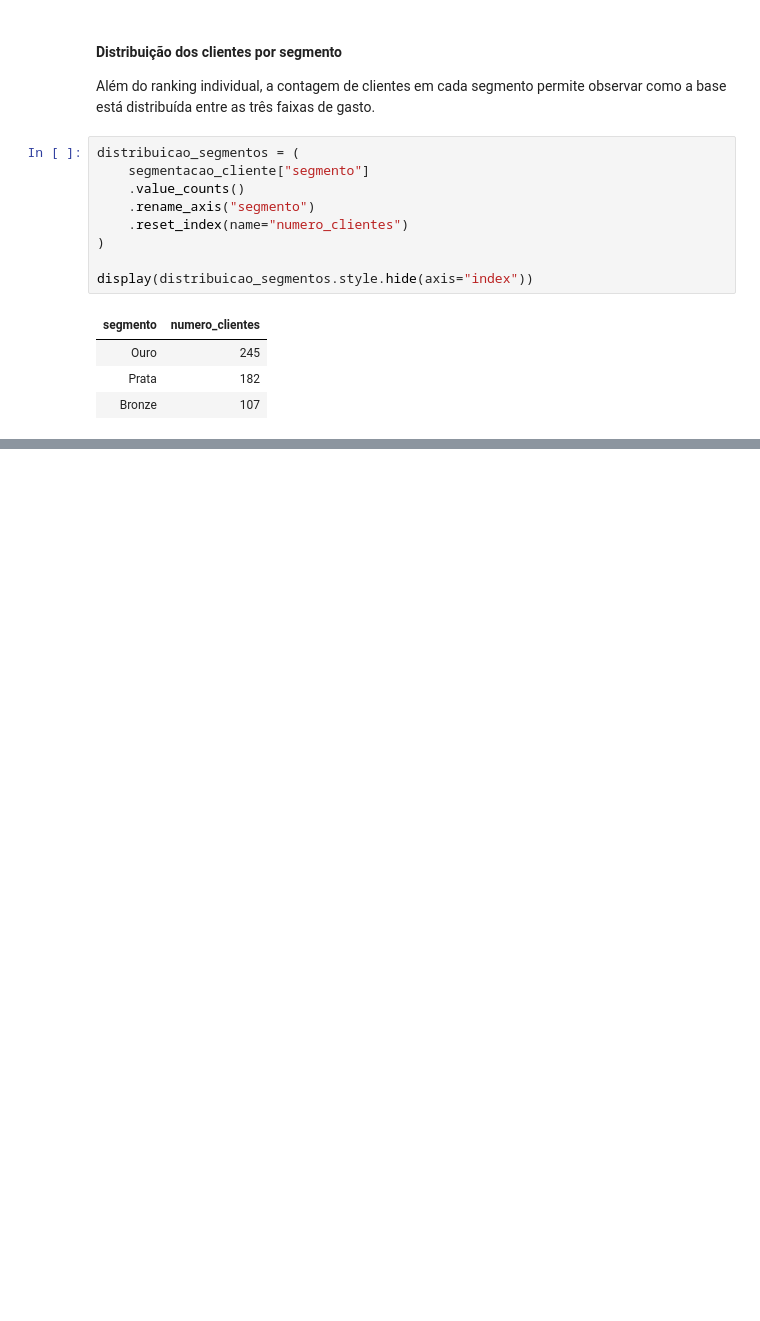
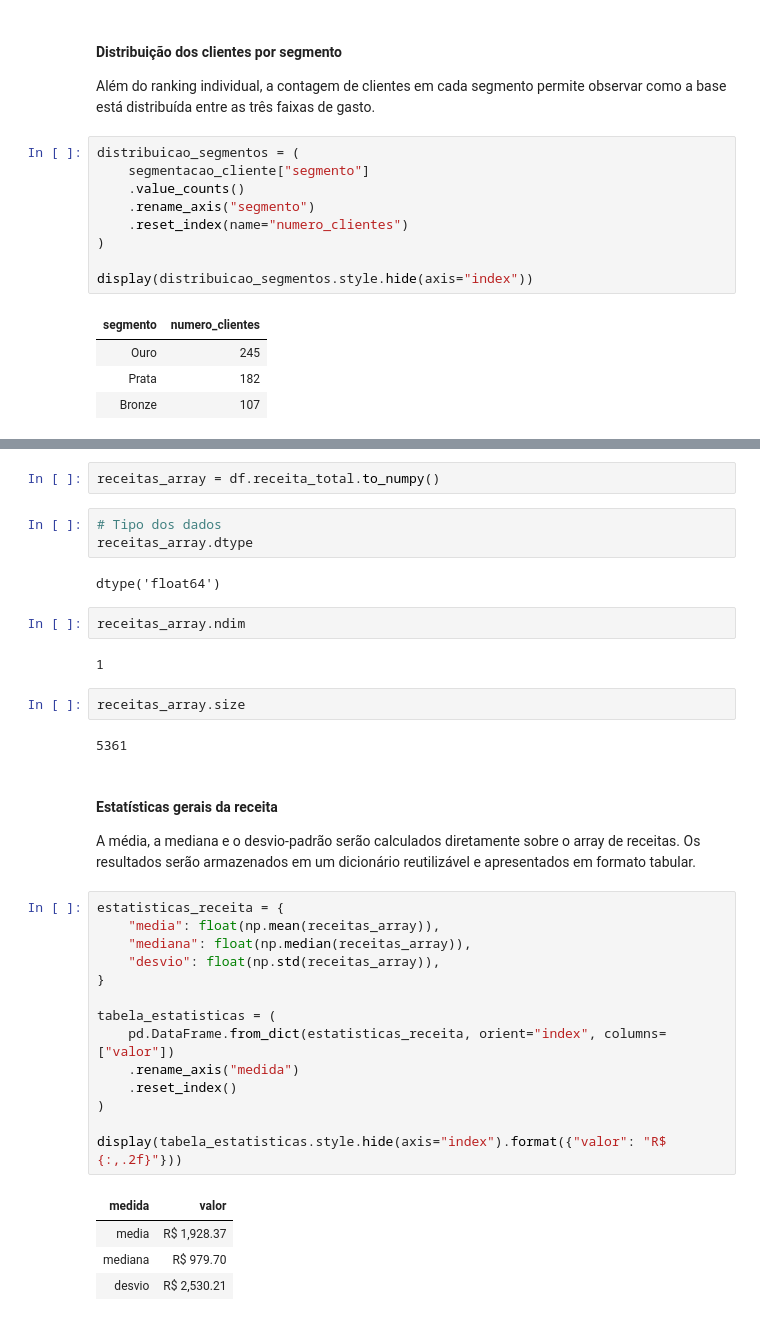
Before and after one commit to CorreaBrunoMiguel/sales-insight-py, a Jupyter notebook: notebooks/sales_insight.ipynb, the cells around one changed output, grey strips where cells are left out. Cells and saved outputs as stored; diff of their text form; blank space fills up the shorter version.

```diff
--- a/notebooks/sales_insight.ipynb
+++ b/notebooks/sales_insight.ipynb
@@ -974,0 +984,38 @@ Ana Luiza Nunes apresentou o maior gasto acumulado, com R$ 116.525,85. Todos os
+# %%
+receitas_array = df.receita_total.to_numpy()
+# %%
+# Tipo dos dados
+receitas_array.dtype
+# %% [output]
+dtype('float64')
+# %%
+receitas_array.ndim
+# %% [output]
+1
+# %%
+receitas_array.size
+# %% [output]
+5361
+# %% [markdown]
+#### Estatísticas gerais da receita
+
+A média, a mediana e o desvio-padrão serão calculados diretamente sobre o array de receitas. Os resultados serão armazenados em um dicionário reutilizável e apresentados em formato tabular.
+# %%
+estatisticas_receita = {
+    "media": float(np.mean(receitas_array)),
+    "mediana": float(np.median(receitas_array)),
+    "desvio": float(np.std(receitas_array)),
+}
+
+tabela_estatisticas = (
+    pd.DataFrame.from_dict(estatisticas_receita, orient="index", columns=["valor"])
+    .rename_axis("medida")
+    .reset_index()
+)
+
+display(tabela_estatisticas.style.hide(axis="index").format({"valor": "R$ {:,.2f}"}))
+# %% [output]
+| medida | valor |
+| media | R$ 1,928.37 |
+| mediana | R$ 979.70 |
+| desvio | R$ 2,530.21 |
```
Also changed, not shown: parts of 8 cells of this notebook, 5 other files.
